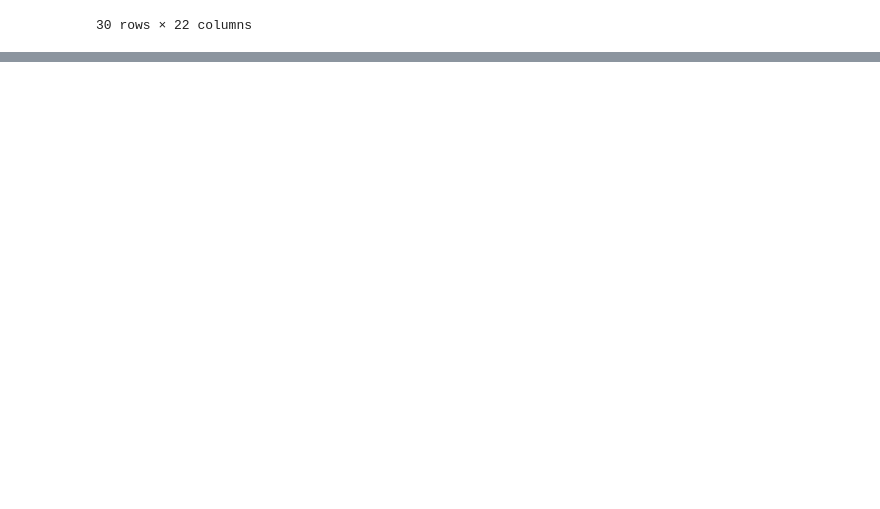
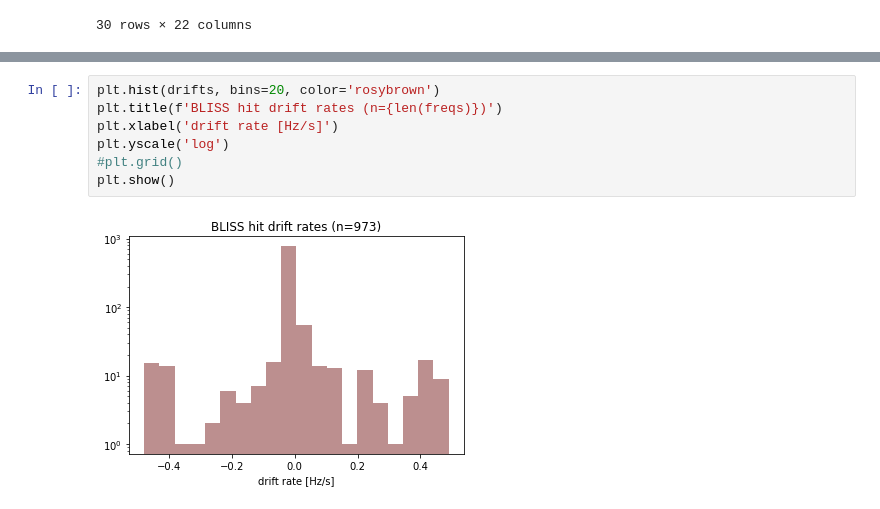
Before and after one commit to bjacobell/gbt-hdbscan, a Jupyter notebook: blimpy_test.ipynb, the cells around one changed output, grey strips where cells are left out. Saved outputs shown, nothing was run; the diff lists cells and outputs as text; blank space fills up the shorter version.

```diff
--- a/blimpy_test.ipynb
+++ b/blimpy_test.ipynb
@@ -144,0 +162,9 @@ NameError: name 'plt' is not defined
+# %%
+plt.hist(drifts, bins=20, color='rosybrown')
+plt.title(f'BLISS hit drift rates (n={len(freqs)})')
+plt.xlabel('drift rate [Hz/s]')
+plt.yscale('log')
+#plt.grid()
+plt.show()
+# %% [output]
+[figure, added]
```
Also changed, not shown: parts of 16 cells of this notebook, 2 other files.
